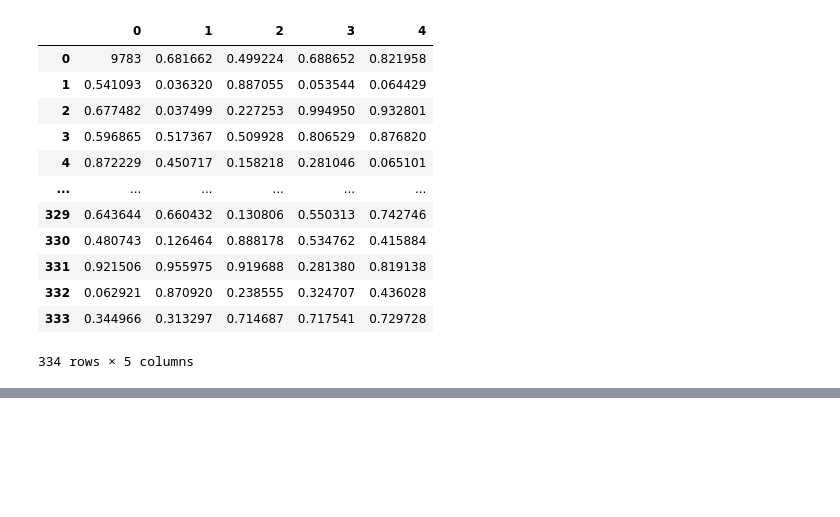
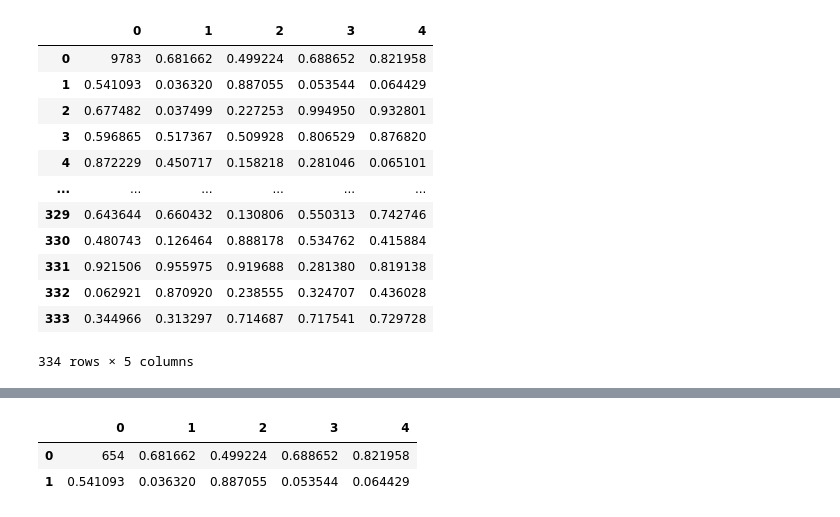
Before and after one commit to simakhter1109/python-journey, a Jupyter notebook: 05-Pandas/Pandas.ipynb, the cells around one changed output, grey strips where cells are left out. Drawn from its saved outputs; the diff is of its cells as text; code cells hidden in the pictures; blank space fills up the shorter version.

```diff
--- a/05-Pandas/Pandas.ipynb
+++ b/05-Pandas/Pandas.ipynb
@@ -403,0 +420,8 @@ df3_2
+# %%
+df3.loc[0,0] = 654
+# %%
+df3.head(2)
+# %% [output]
+|  | 0 | 1 | 2 | 3 | 4 |
+| 0 | 654 | 0.681662 | 0.499224 | 0.688652 | 0.821958 |
+| 1 | 0.541093 | 0.036320 | 0.887055 | 0.053544 | 0.064429 |
```
Also changed, not shown: parts of 1 cell of this notebook.
